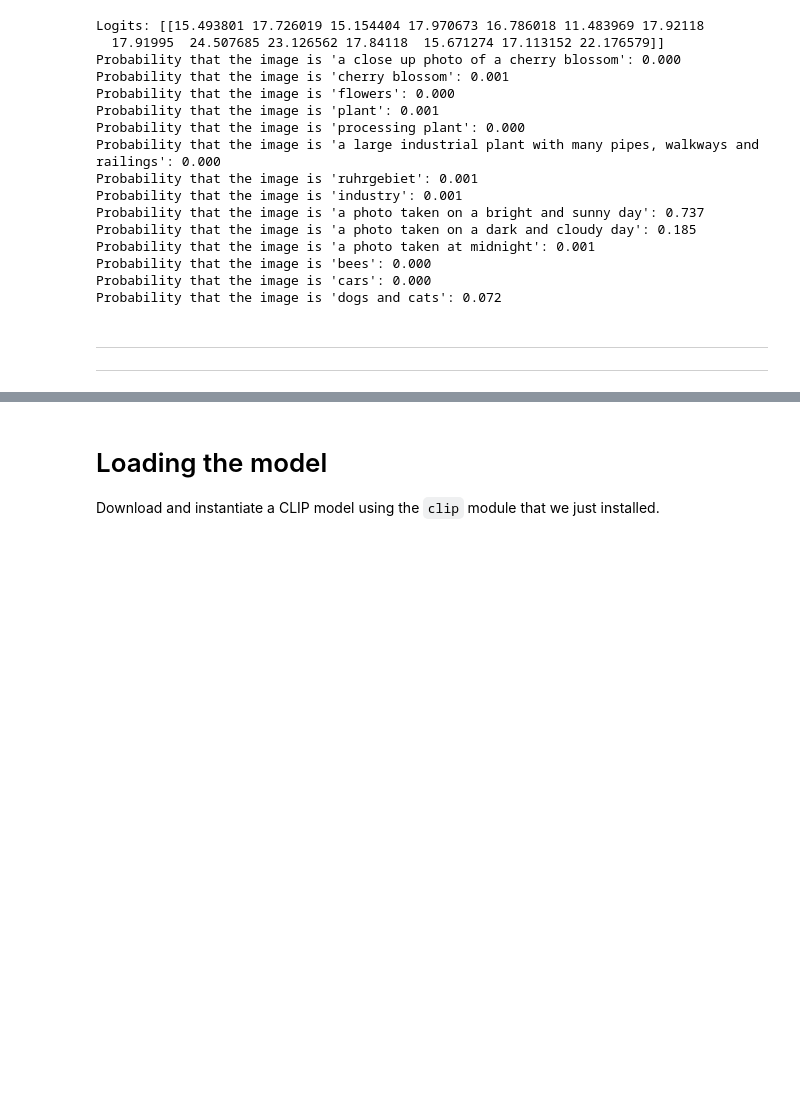
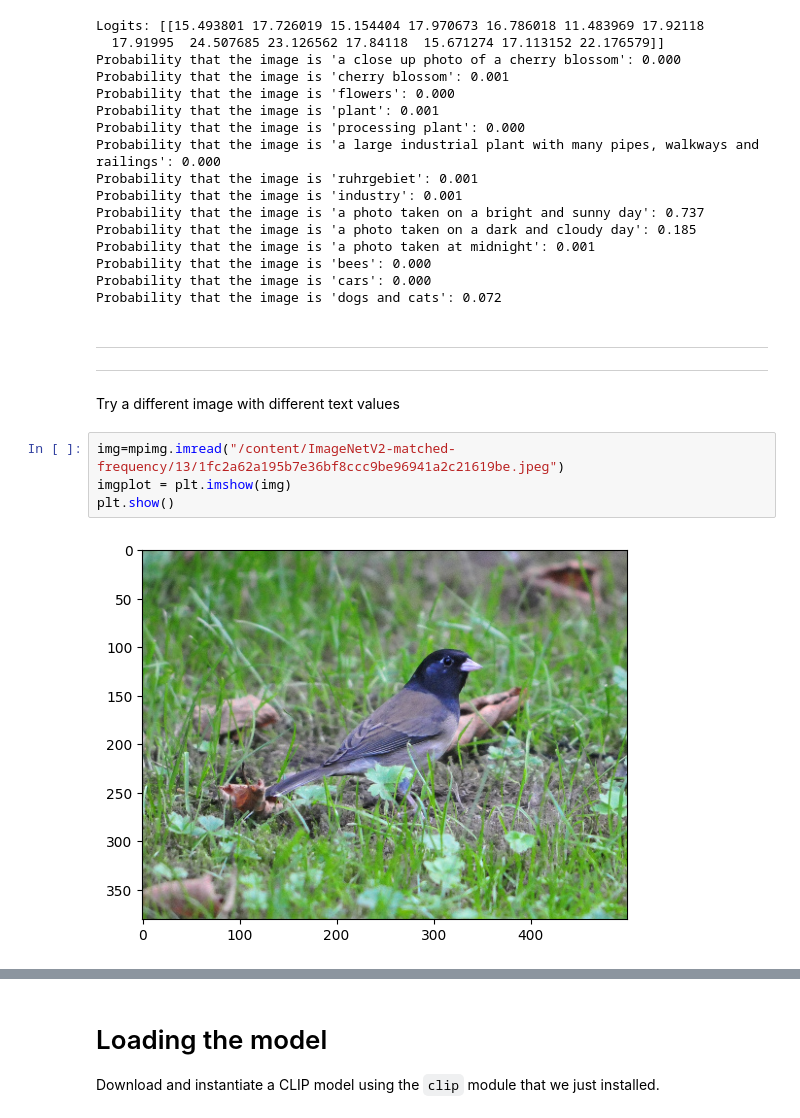
Before and after one commit to cagBRT/Diffusers, a Jupyter notebook: Prompt_Engineering_for_ImageNet_(1).ipynb, the cells around one changed output, grey strips where cells are left out. Cells and saved outputs as stored; diff of their text form; blank space fills up the shorter version.

```diff
--- a/Prompt_Engineering_for_ImageNet_(1).ipynb
+++ b/Prompt_Engineering_for_ImageNet_(1).ipynb
@@ -158,6 +158,14 @@ Probability that the image is 'dogs and cats': 0.072
 
 
 ---
+# %% [markdown]
+Try a different image with different text values
+# %%
+img=mpimg.imread("/content/ImageNetV2-matched-frequency/13/1fc2a62a195b7e36bf8ccc9be96941a2c21619be.jpeg")
+imgplot = plt.imshow(img)
+plt.show()
+# %% [output]
+[figure, added]
 # %%
 from operator import itemgetter
 import numpy as np
```
Also changed, not shown: parts of 3 cells of this notebook.
